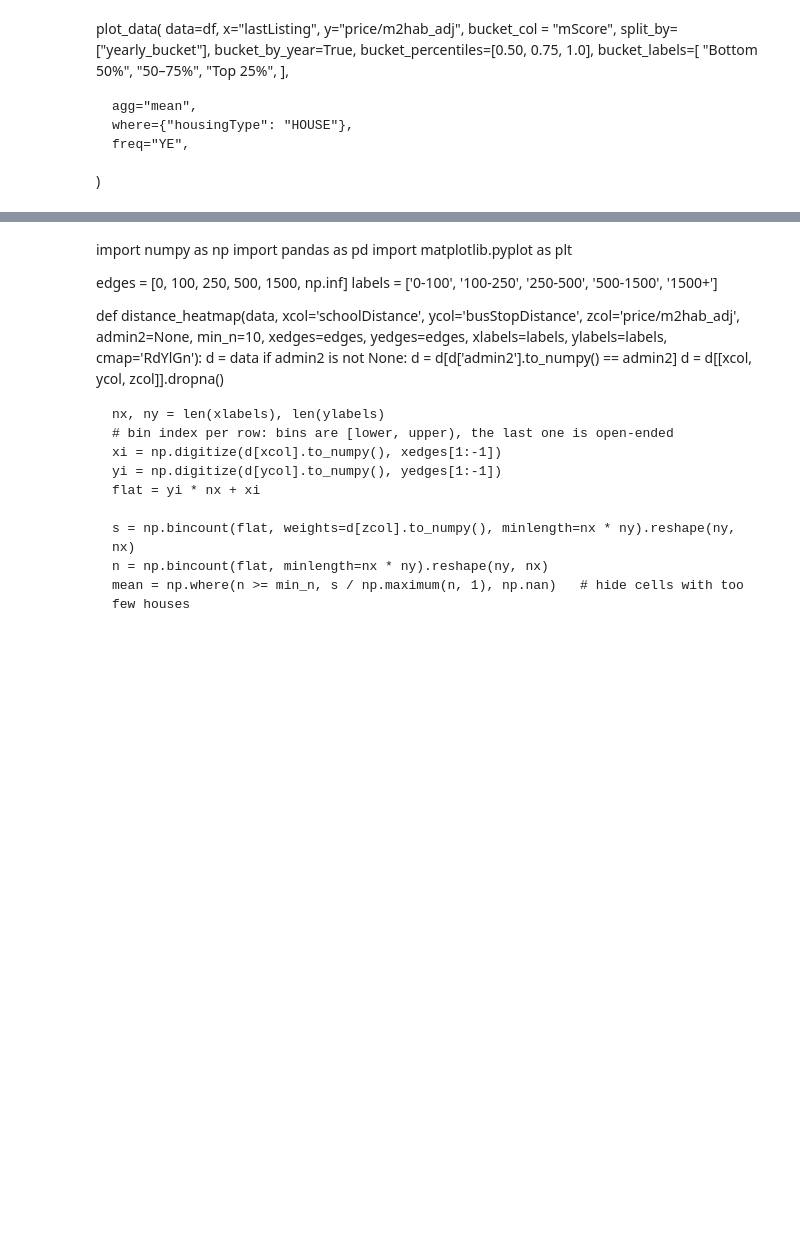
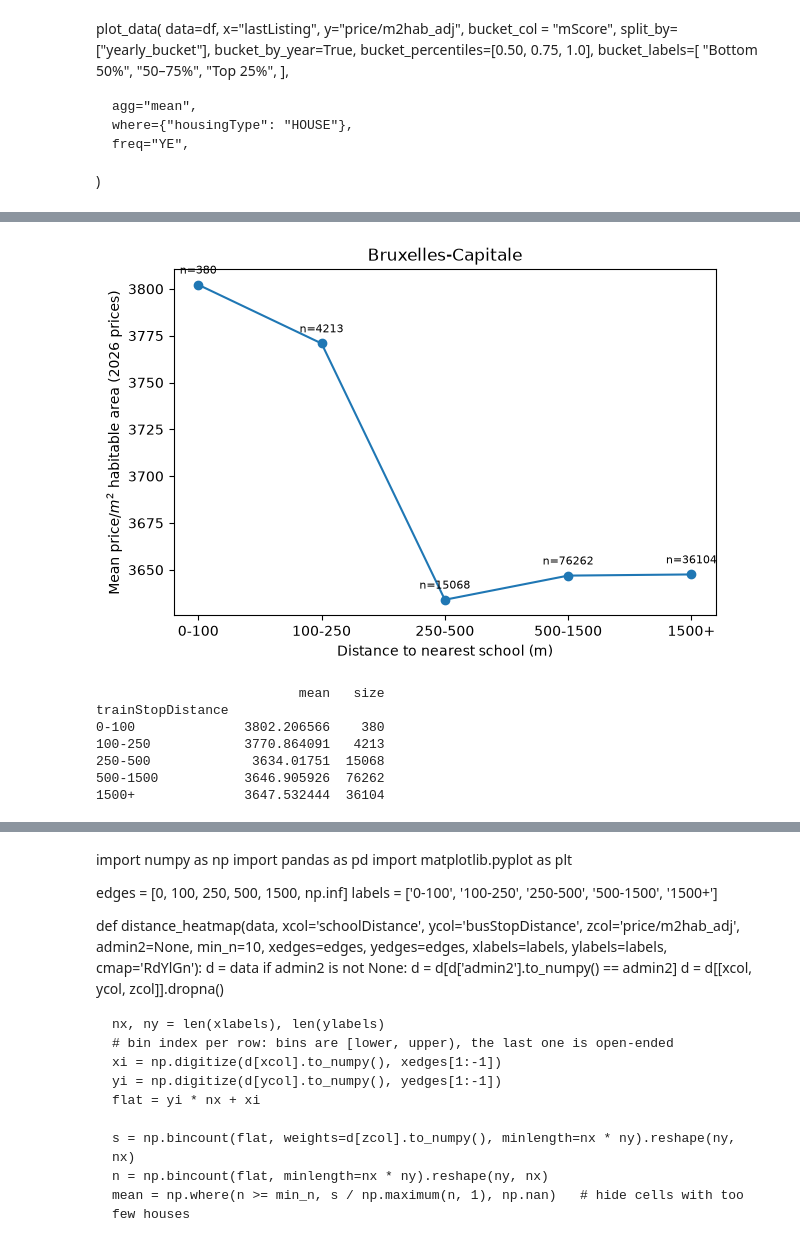
Before and after one commit to fedramoeykens/MBF_assignments, a Jupyter notebook: Assignment1_notebook.ipynb, the cells around one changed output, grey strips where cells are left out. Saved outputs shown, nothing was run; the diff lists cells and outputs as text; code cells hidden in the pictures; blank space fills up the shorter version.

```diff
--- a/Assignment1_notebook.ipynb
+++ b/Assignment1_notebook.ipynb
@@ -1559,0 +1604,12 @@ schoolDistance
+# %%
+agg = distance_plot(df, admin2 ='Bruxelles-Capitale')
+print(agg)
+# %% [output]
+[figure, added]
+                          mean   size
+trainStopDistance
+0-100              3802.206566    380
+100-250            3770.864091   4213
+250-500             3634.01751  15068
+500-1500           3646.905926  76262
+1500+              3647.532444  36104
```
Also changed, not shown: parts of 25 cells of this notebook, 3 other files.
